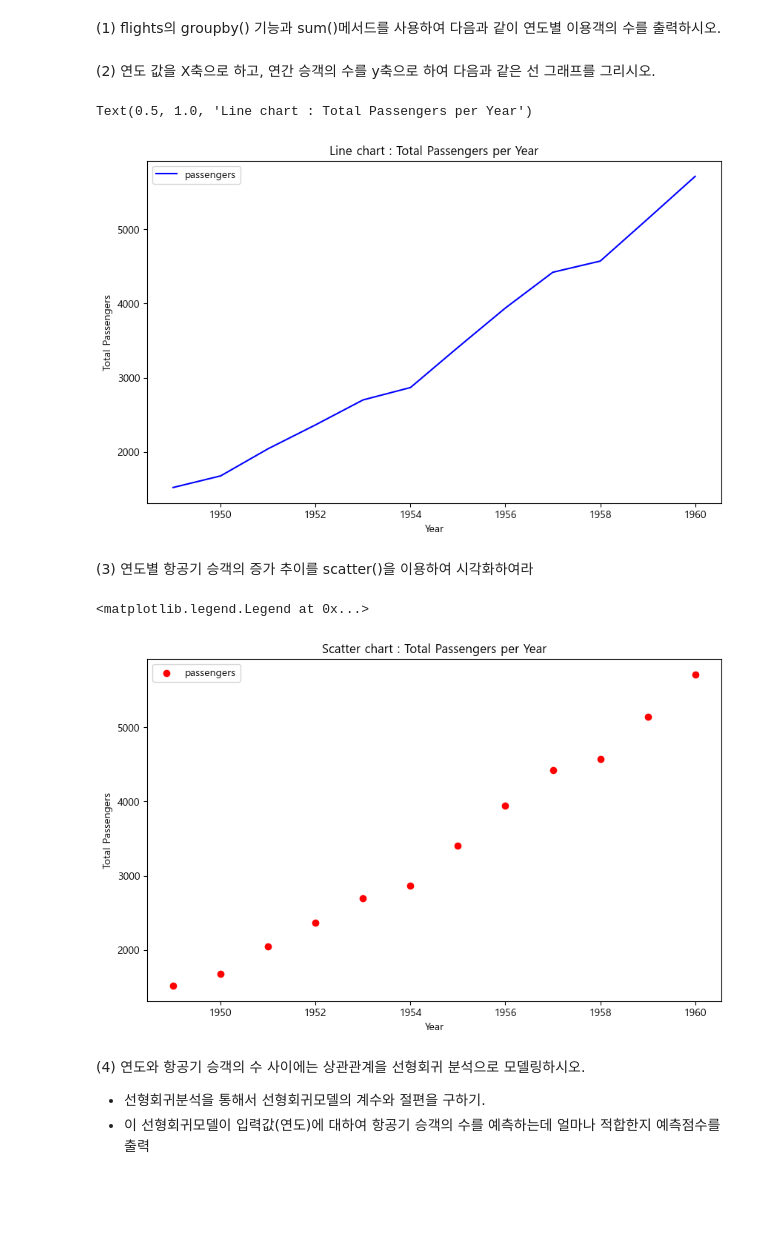
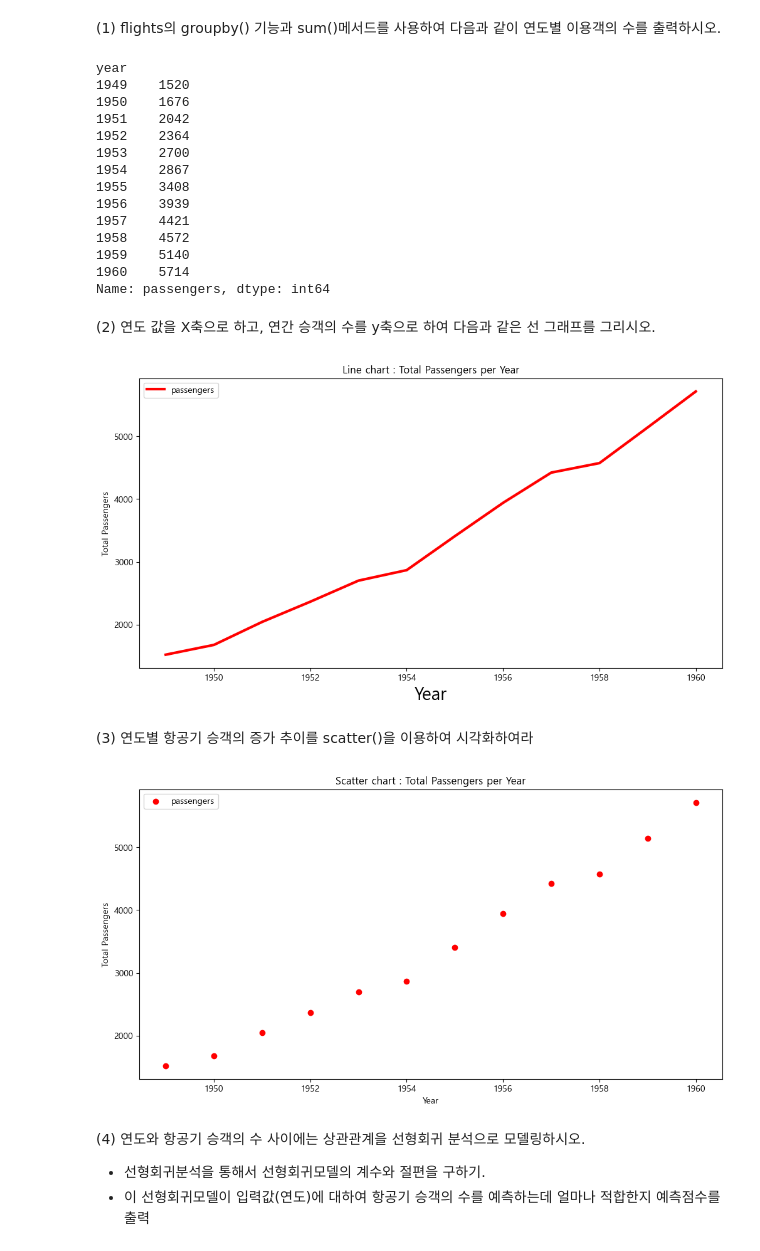
Before and after one commit to euhkim/python_basic_2, a Jupyter notebook: ch12_update_class_1_수요일_5_22.ipynb, the cells around one changed output. Cells and saved outputs as stored; diff of their text form; code cells hidden in the pictures; blank space fills up the shorter version.

```diff
--- a/ch12_update_class_1_수요일_5_22.ipynb
+++ b/ch12_update_class_1_수요일_5_22.ipynb
@@ -246,35 +230,54 @@ max    1960.000000  622.000000
 (144, 3)
 # %% [markdown]
 (1) flights의 groupby() 기능과 sum()메서드를 사용하여 다음과 같이 연도별 이용객의 수를 출력하시오.
+# %%
+result = flights.groupby(['year'])['passengers'].sum()
+result
+# type(result)
+# %% [output]
+year
+1949    1520
+1950    1676
+1951    2042
+1952    2364
+1953    2700
+1954    2867
+1955    3408
+1956    3939
+1957    4421
+1958    4572
+1959    5140
+1960    5714
+Name: passengers, dtype: int64
 # %% [markdown]
 (2) 연도 값을 X축으로 하고, 연간 승객의 수를 y축으로 하여 다음과 같은 선 그래프를 그리시오.
 # %%
-# 1) X축 : 연도 값
-
-
+# 1) X  축 : 연도 값
+X = result.index
 # 2)  y축 : 연간 승객의 수
-
-
-# 3) 시각화
-plt.plot(X, y, color='blue', label='passengers')
-plt.legend()
-plt.xlabel("Year")
+y = result.values  #  values ====  numpy ndarray, df.to_numpy()
+#  시각화
+plt.figure(figsize=(12,6))
+plt.plot(X, y, color='red', label='passengers', lw=3)
+plt.xlabel("Year", fontsize = 20)
 plt.ylabel("Total Passengers")
 plt.title("Line chart : Total Passengers per Year")
+plt.legend()
+plt.savefig("passengers.jpg")
 # %% [output]
-Text(0.5, 1.0, 'Line chart : Total Passengers per Year')
-[figure, old version]
+[figure, new version]
 # %% [markdown]
 (3) 연도별 항공기 승객의 증가 추이를 scatter()을 이용하여 시각화하여라
 # %%
+plt.figure(figsize=(12,6))
 plt.scatter(X, y, label = "passengers", color = "red")
 plt.xlabel("Year")
 plt.ylabel("Total Passengers")
 plt.title("Scatter chart : Total Passengers per Year")
 plt.legend()
+plt.show()
 # %% [output]
-<matplotlib.legend.Legend at 0x...>
-[figure, old version]
+[figure, new version]
 # %% [markdown]
 (4) 연도와 항공기 승객의 수 사이에는 상관관계을 선형회귀 분석으로 모델링하시오.
   * 선형회귀분석을 통해서 선형회귀모델의 계수와 절편을 구하기.
```
Also changed, not shown: parts of 30 cells of this notebook.
